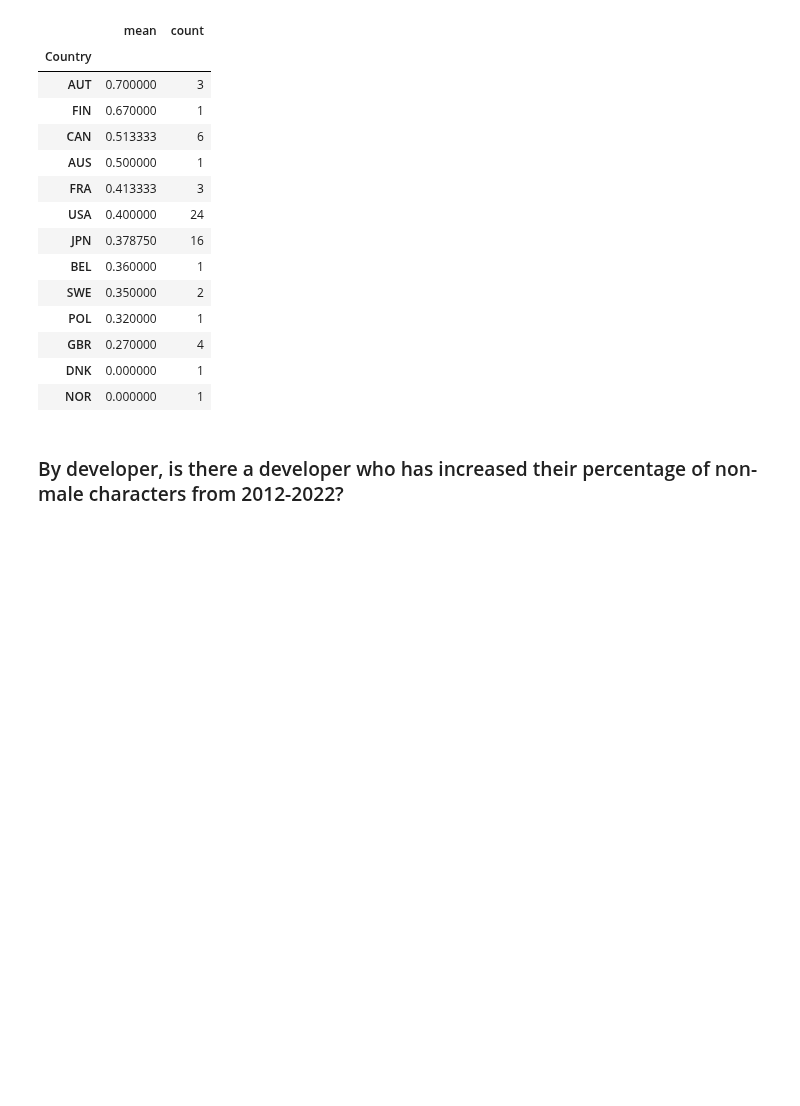
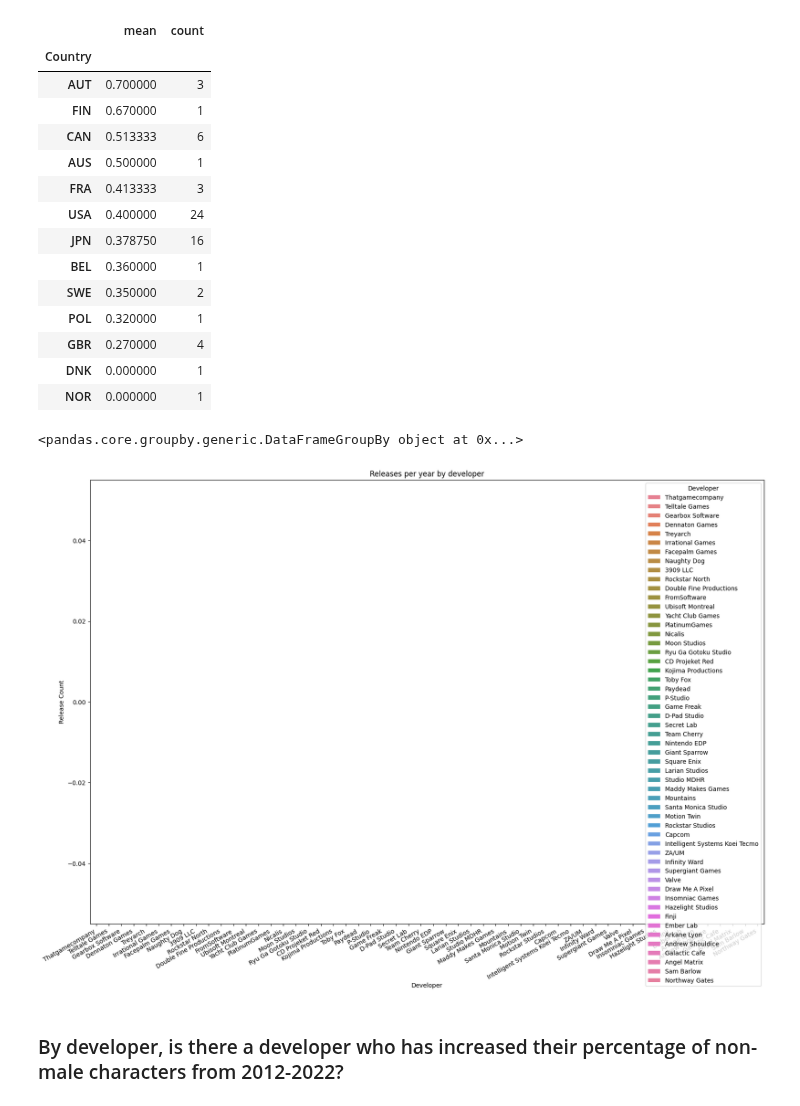
Before and after one commit to hayleyyryan/CFG_Degree_Project_Group_4, a Jupyter notebook: notebooks/data_exploration_games.ipynb, the cells around one changed output. Saved outputs shown, nothing was run; the diff lists cells and outputs as text; code cells hidden in the pictures; blank space fills up the shorter version.

```diff
--- a/notebooks/data_exploration_games.ipynb
+++ b/notebooks/data_exploration_games.ipynb
@@ -193,6 +244,20 @@ df.groupby("Country")["Percentage_non_male"].aggregate(['mean', 'count']).sort_v
 | GBR | 0.270000 | 4 |
 | DNK | 0.000000 | 1 |
 | NOR | 0.000000 | 1 |
+# %%
+grouped_by_developer = df.groupby('Developer')
+# %% [output]
+<pandas.core.groupby.generic.DataFrameGroupBy object at 0x...>
+# %%
+# Releases per year by developer
+plt.figure(figsize=(20, 15))
+sns.barplot(df, x="Developer", y="Release Count", hue="Developer", legend=True, width=0.4).get_figure().autofmt_xdate()
+plt.xlabel('Developer')
+plt.ylabel('Release Count')
+plt.title('Releases per year by developer')
+plt.show()
+# %% [output]
+[figure, added]
 # %% [markdown]
 ### By developer, is there a developer who has increased their percentage of non-male characters from 2012-2022?
 # %%
```
Also changed, not shown: parts of 7 cells of this notebook, 1 other file.
